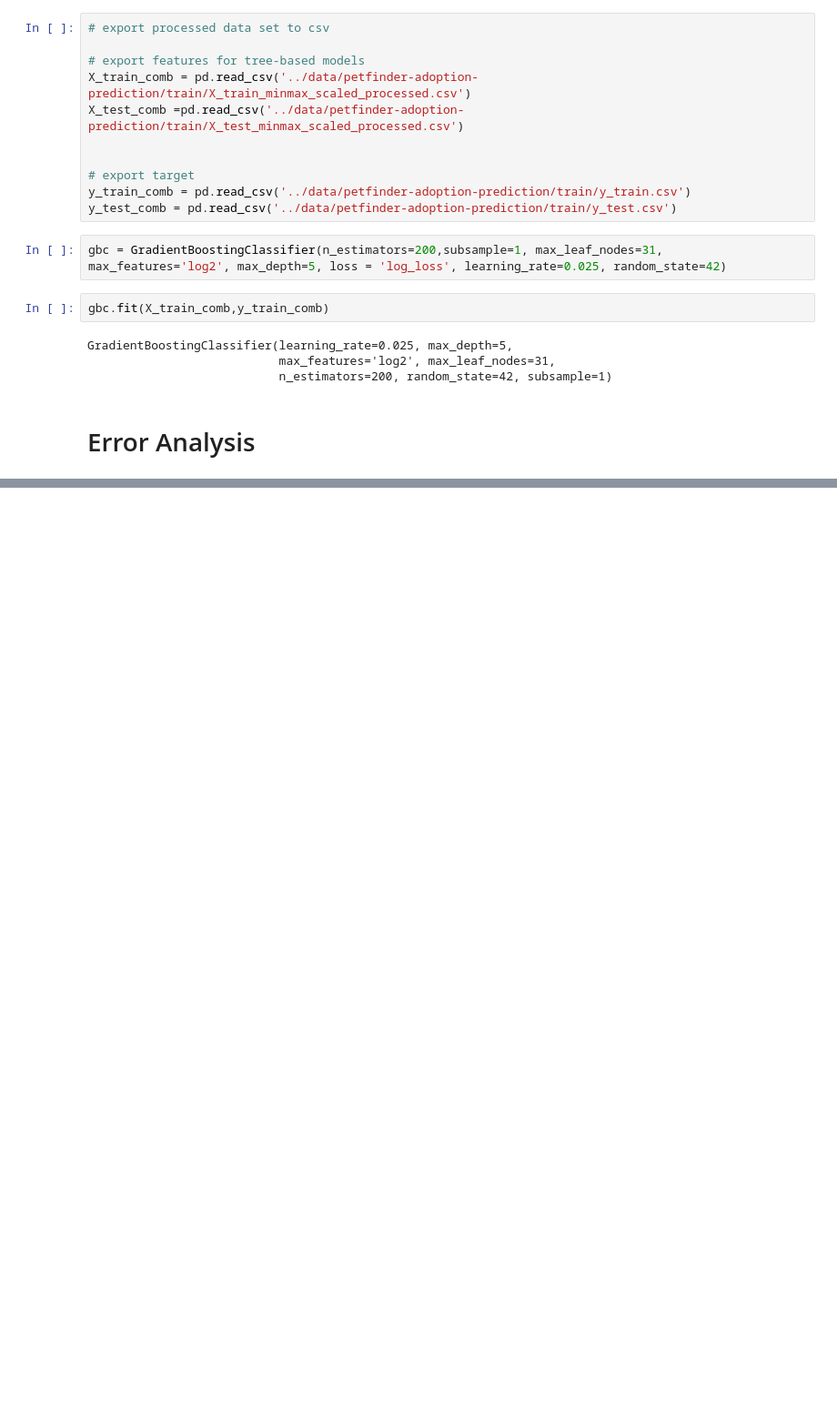
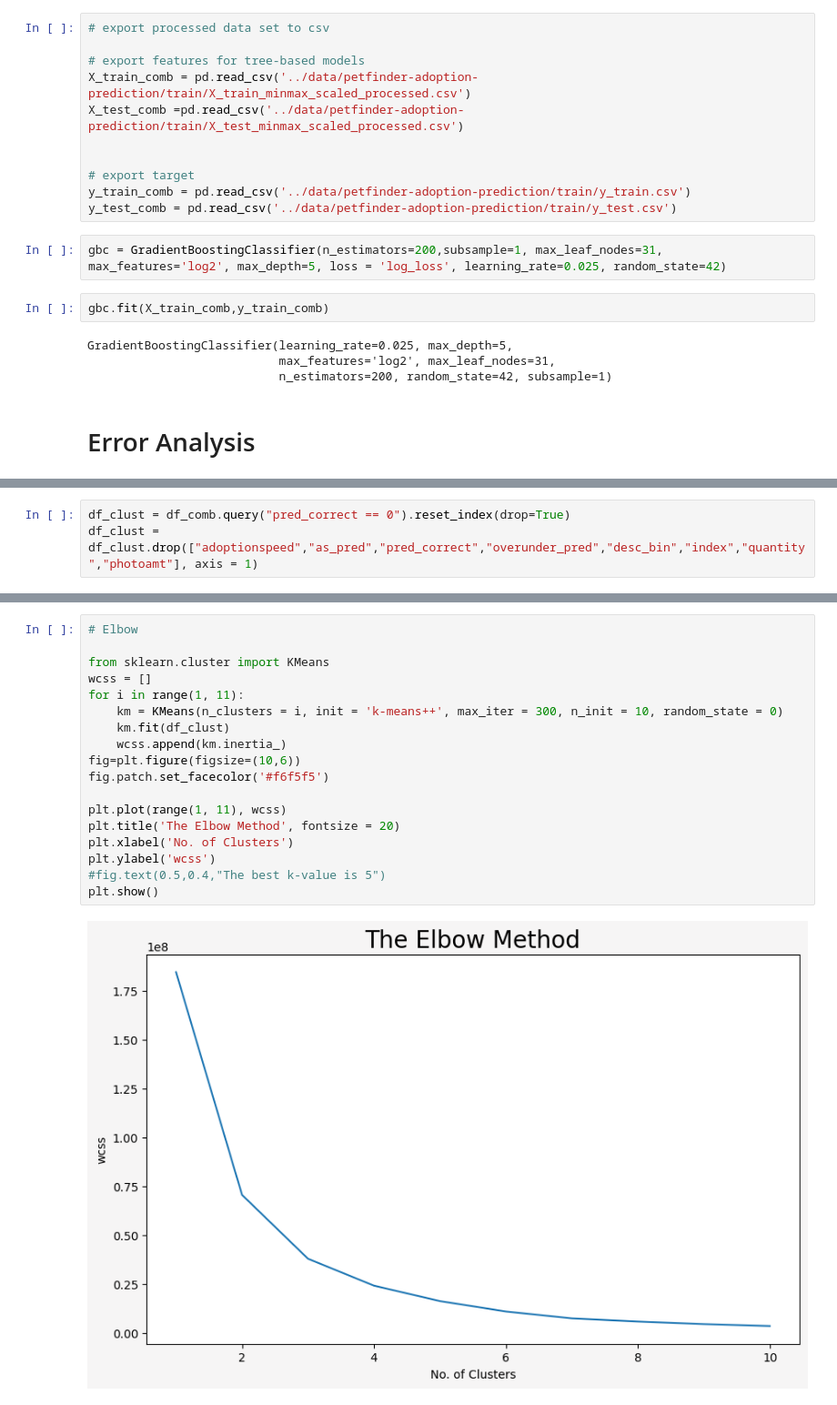
Before and after one commit to LanaCasselmann/ds_capstone_pet_adoptability, a Jupyter notebook: notebooks/error_analysis.ipynb, the cells around one changed output, grey strips where cells are left out. Shown at 91% size. Cells and saved outputs as stored; diff of their text form; blank space fills up the shorter version.

```diff
--- a/notebooks/error_analysis.ipynb
+++ b/notebooks/error_analysis.ipynb
@@ -121,0 +110,3 @@ Check if its rather under or over predicting certain groups.
+# %%
+df_clust = df_comb.query("pred_correct == 0").reset_index(drop=True)
+df_clust = df_clust.drop(["adoptionspeed","as_pred","pred_correct","overunder_pred","desc_bin","index","quantity","photoamt"], axis = 1)
@@ -121,0 +122,20 @@ Check if its rather under or over predicting certain groups.
+# %%
+# Elbow
+
+from sklearn.cluster import KMeans
+wcss = []
+for i in range(1, 11):
+    km = KMeans(n_clusters = i, init = 'k-means++', max_iter = 300, n_init = 10, random_state = 0)
+    km.fit(df_clust)
+    wcss.append(km.inertia_)
+fig=plt.figure(figsize=(10,6))
+fig.patch.set_facecolor('#f6f5f5')
+
+plt.plot(range(1, 11), wcss)
+plt.title('The Elbow Method', fontsize = 20)
+plt.xlabel('No. of Clusters')
+plt.ylabel('wcss')
+#fig.text(0.5,0.4,"The best k-value is 5")
+plt.show()
+# %% [output]
+[figure, added]
```
Also changed, not shown: parts of 20 cells of this notebook, 2 other files.
